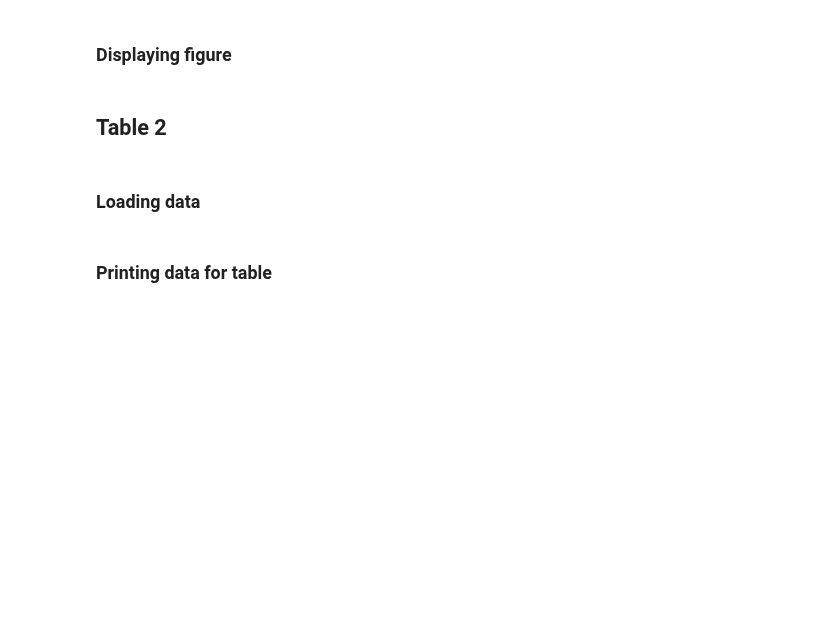
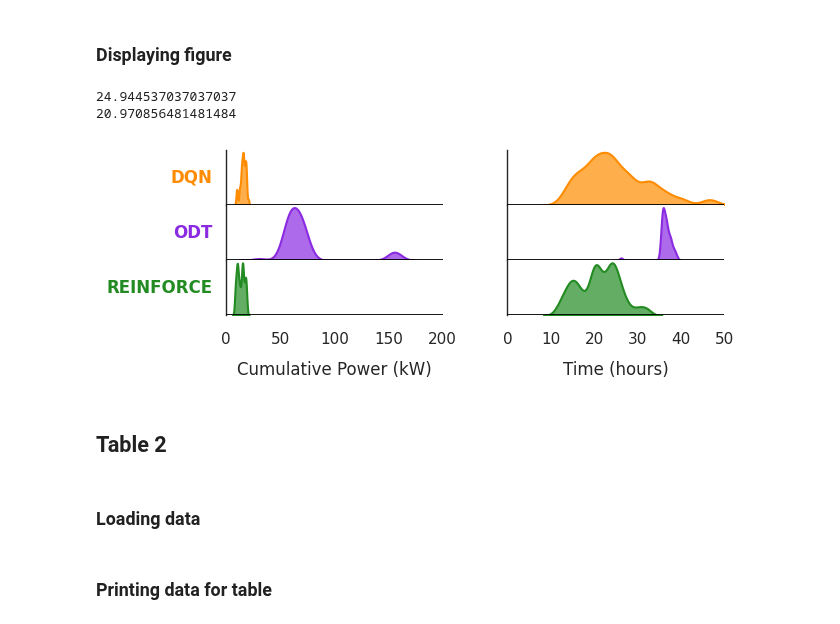
Before and after one commit to LucasHartmanWestern/rl-for-vrp-csp, a Jupyter notebook: paper_figure_generators/Experiment 3 Figures.ipynb, the cells around one changed output. Saved outputs shown, nothing was run; the diff lists cells and outputs as text; code cells hidden in the pictures; blank space fills up the shorter version.

Commit message:
Update paper figure generator notebooks

```diff
--- a/paper_figure_generators/Experiment 3 Figures.ipynb
+++ b/paper_figure_generators/Experiment 3 Figures.ipynb
@@ -243,34 +261,38 @@ for i, algo in enumerate(algos):
     ax.set_ylabel(""); ax.set_yticks([]); ax.tick_params(left=False)
     ax.axhline(0, color='black', linewidth=2, zorder=5)
 
     if i < n-1:
         ax.tick_params(axis='x', bottom=False, labelbottom=False)
     else:
         ax.set_xlabel("Time (hours)", labelpad=10)
         xt = np.unique(np.concatenate(([0], ax.get_xticks())))
         ax.set_xticks(xt)
         ax.tick_params(axis='x', pad=6)
 
     ax.spines['top'].set_visible(False)
     ax.spines['right'].set_visible(False)
     ax.spines['left'].set_visible(True)
     ax.spines['left'].set_linewidth(1)
     ax.spines['bottom'].set_visible(False)
 
 # overall layout
 fig.subplots_adjust(
     top=0.90,
     bottom=0.05,
     left=0.15,   # ← more room for the outside labels
     right=0.98,
     hspace=0.0,
     wspace=0.3,
 )
 
 # save & show
-out_path = os.path.join("Figures", "ridgeline_nocma.png")
+out_path = os.path.join("figures", "ridgeline.png")
 fig.savefig(out_path, dpi=150, bbox_inches="tight")
 plt.show()
+# %% [output]
+24.944537037037037
+20.970856481481484
+[figure, added]
 # %% [markdown]
 ## Table 2
 # %% [markdown]
```
Also changed, not shown: parts of 3 cells of this notebook, 33 other files.
